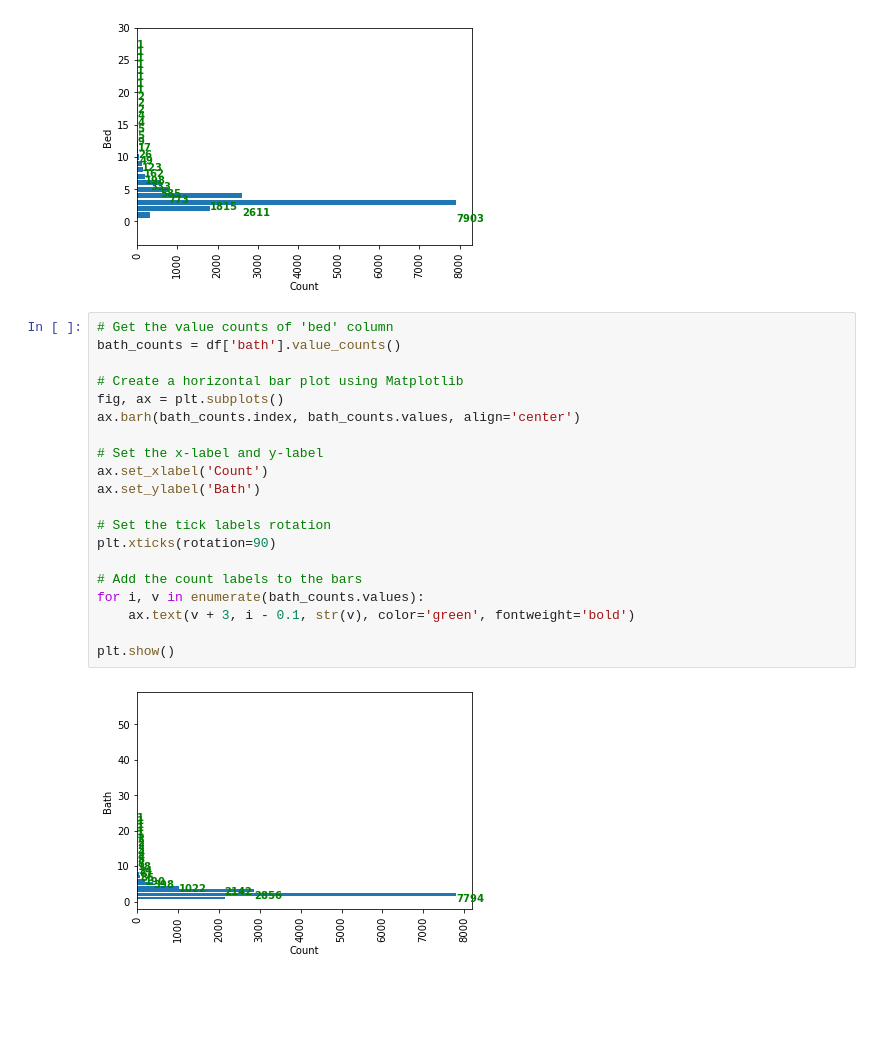
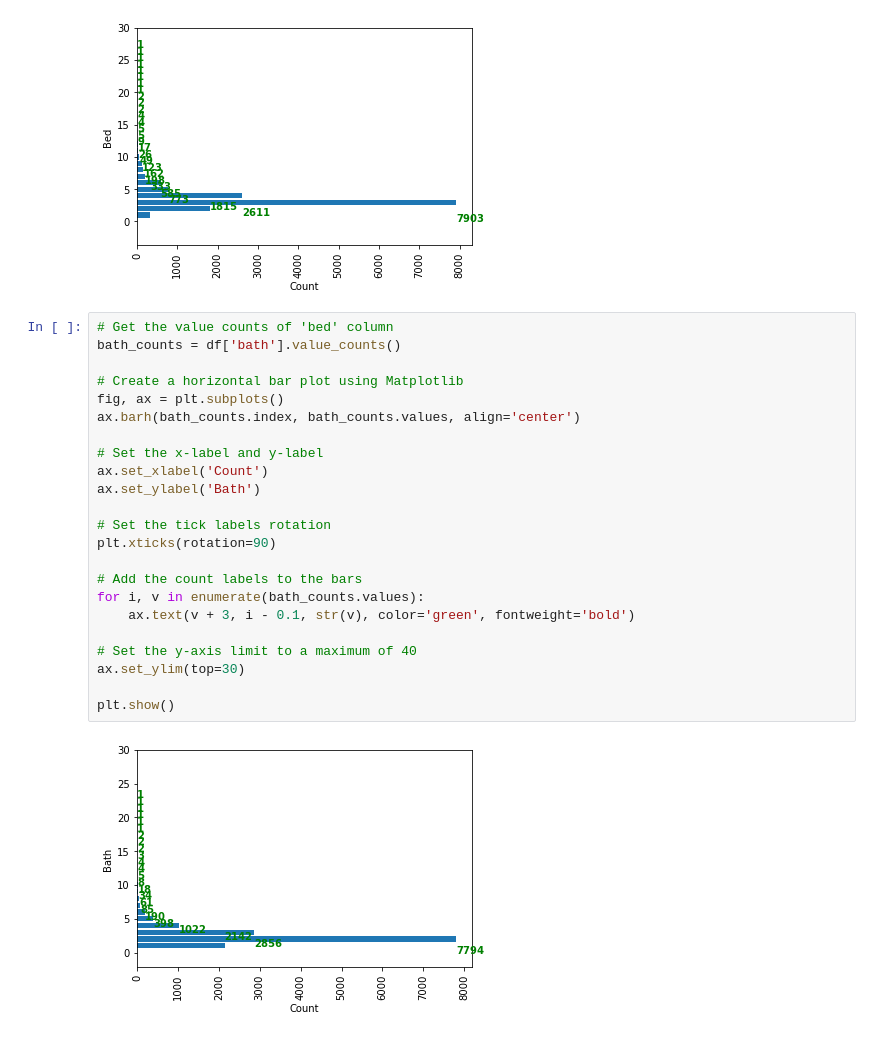
Before and after one commit to jeremydobbs/USAResidentialREData, a Jupyter notebook: USARealEstateData.ipynb, the cells around one changed output. Saved outputs shown, nothing was run; the diff lists cells and outputs as text; blank space fills up the shorter version.

```diff
--- a/USARealEstateData.ipynb
+++ b/USARealEstateData.ipynb
@@ -131,25 +131,28 @@ ax.set_ylim(top=30)
 plt.show()
 # %% [output]
 [figure]
-# %%
-# Get the value counts of 'bed' column
-bath_counts = df['bath'].value_counts()
-
-# Create a horizontal bar plot using Matplotlib
-fig, ax = plt.subplots()
-ax.barh(bath_counts.index, bath_counts.values, align='center')
-
-# Set the x-label and y-label
-ax.set_xlabel('Count')
-ax.set_ylabel('Bath')
-
-# Set the tick labels rotation
-plt.xticks(rotation=90)
-
-# Add the count labels to the bars
-for i, v in enumerate(bath_counts.values):
-    ax.text(v + 3, i - 0.1, str(v), color='green', fontweight='bold')
-
-plt.show()
-# %% [output]
-[figure, removed]
+# %%
+# Get the value counts of 'bed' column
+bath_counts = df['bath'].value_counts()
+
+# Create a horizontal bar plot using Matplotlib
+fig, ax = plt.subplots()
+ax.barh(bath_counts.index, bath_counts.values, align='center')
+
+# Set the x-label and y-label
+ax.set_xlabel('Count')
+ax.set_ylabel('Bath')
+
+# Set the tick labels rotation
+plt.xticks(rotation=90)
+
+# Add the count labels to the bars
+for i, v in enumerate(bath_counts.values):
+    ax.text(v + 3, i - 0.1, str(v), color='green', fontweight='bold')
+
+# Set the y-axis limit to a maximum of 40
+ax.set_ylim(top=30)
+
+plt.show()
+# %% [output]
+[figure, added]
```
Also changed, not shown: parts of 8 cells of this notebook.
